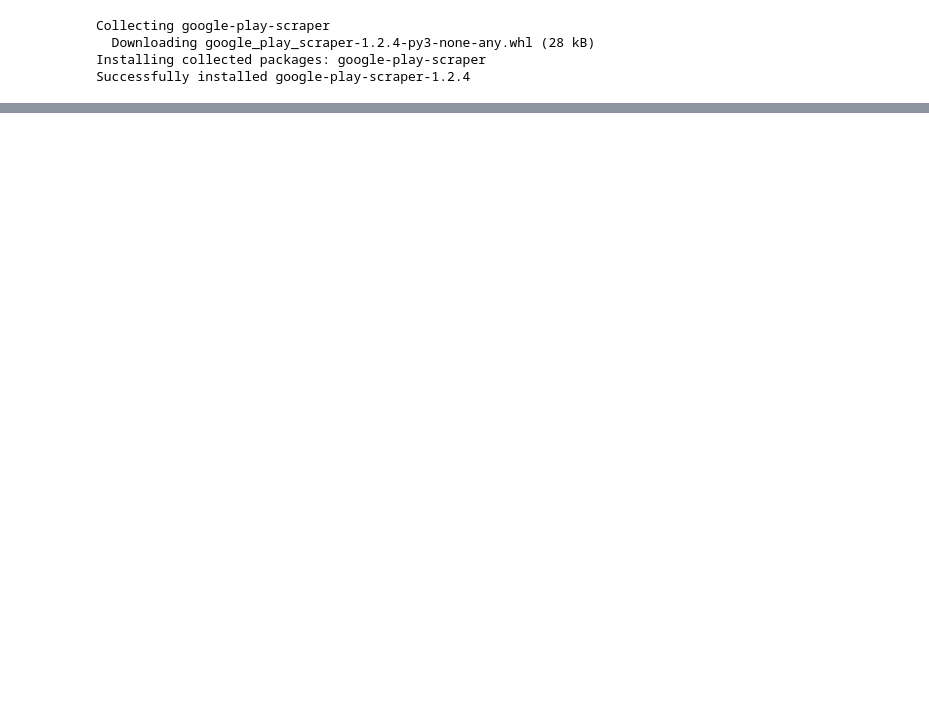
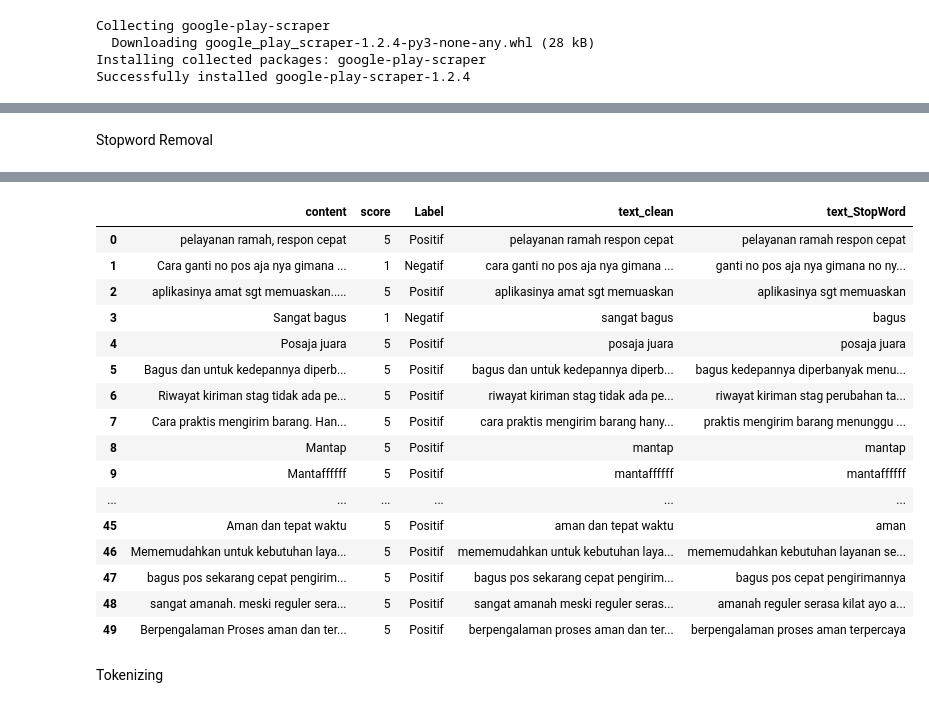
Before and after one commit to kerjabhakti/SAPO, a Jupyter notebook: scrapped_data_pos_aja.ipynb, the cells around one changed output, grey strips where cells are left out. Cells and saved outputs as stored; diff of their text form; code cells hidden in the pictures; blank space fills up the shorter version.

```diff
--- a/scrapped_data_pos_aja.ipynb
+++ b/scrapped_data_pos_aja.ipynb
@@ -73,0 +188,2 @@ my_df.to_csv("scrapped_data.csv", index = False)  #Save the file as CSV , to dow
+# %%
+my_df.dropna(subset=['Label'],inplace = True)
@@ -73,0 +221,4 @@ my_df.to_csv("scrapped_data.csv", index = False)  #Save the file as CSV , to dow
+# %%
+import pandas as pd
+df = pd.read_csv('/content/posajapreprocessing.csv')
+df.head(50)
@@ -73,0 +245,8 @@ my_df.to_csv("scrapped_data.csv", index = False)  #Save the file as CSV , to dow
+# %%
+import re
+def  clean_text(df, text_field, new_text_field_name):
+    my_df[new_text_field_name] = my_df[text_field].str.lower()
+    my_df[new_text_field_name] = my_df[new_text_field_name].apply(lambda elem: re.sub(r"(@[A-Za-z0-9]+)|([^0-9A-Za-z \t])|(\w+:\/\/\S+)|^rt|http.+?", "", elem))
+    # remove numbers
+    my_df[new_text_field_name] = my_df[new_text_field_name].apply(lambda elem: re.sub(r"\d+", "", elem))
+    return my_df
@@ -73,0 +270,10 @@ my_df.to_csv("scrapped_data.csv", index = False)  #Save the file as CSV , to dow
+# %% [markdown]
+Stopword Removal
+# %%
+import nltk.corpus
+nltk.download('stopwords')
+from nltk.corpus import stopwords
+stop = stopwords.words('indonesian')
+data_clean['text_StopWord'] = data_clean['text_clean'].apply(lambda x:' '.join([word for word in x.split() if word not in (stop)]))
+data_clean.head(50)
+# %% [output]
@@ -73,0 +282,19 @@ my_df.to_csv("scrapped_data.csv", index = False)  #Save the file as CSV , to dow
+|  | content | score | Label | text_clean | text_StopWord |
+| 0 | pelayanan ramah, respon cepat | 5 | Positif | pelayanan ramah respon cepat | pelayanan ramah respon cepat |
+| 1 | Cara ganti no pos aja nya gimana ... | 1 | Negatif | cara ganti no pos aja nya gimana ... | ganti no pos aja nya gimana no ny... |
+| 2 | aplikasinya amat sgt memuaskan..... | 5 | Positif | aplikasinya amat sgt memuaskan | aplikasinya sgt memuaskan |
+| 3 | Sangat bagus | 1 | Negatif | sangat bagus | bagus |
+| 4 | Posaja juara | 5 | Positif | posaja juara | posaja juara |
+| 5 | Bagus dan untuk kedepannya diperb... | 5 | Positif | bagus dan untuk kedepannya diperb... | bagus kedepannya diperbanyak menu... |
+| 6 | Riwayat kiriman stag tidak ada pe... | 5 | Positif | riwayat kiriman stag tidak ada pe... | riwayat kiriman stag perubahan ta... |
+| 7 | Cara praktis mengirim barang. Han... | 5 | Positif | cara praktis mengirim barang hany... | praktis mengirim barang menunggu ... |
+| 8 | Mantap | 5 | Positif | mantap | mantap |
+| 9 | Mantaffffff | 5 | Positif | mantaffffff | mantaffffff |
+| ... | ... | ... | ... | ... | ... |
+| 45 | Aman dan tepat waktu | 5 | Positif | aman dan tepat waktu | aman |
+| 46 | Mememudahkan untuk kebutuhan laya... | 5 | Positif | mememudahkan untuk kebutuhan laya... | mememudahkan kebutuhan layanan se... |
+| 47 | bagus pos sekarang cepat pengirim... | 5 | Positif | bagus pos sekarang cepat pengirim... | bagus pos cepat pengirimannya |
+| 48 | sangat amanah. meski reguler sera... | 5 | Positif | sangat amanah meski reguler seras... | amanah reguler serasa kilat ayo a... |
+| 49 | Berpengalaman Proses aman dan ter... | 5 | Positif | berpengalaman proses aman dan ter... | berpengalaman proses aman terpercaya |
+# %% [markdown]
+Tokenizing
```
Also changed, not shown: parts of 42 cells of this notebook, 2 other files.
